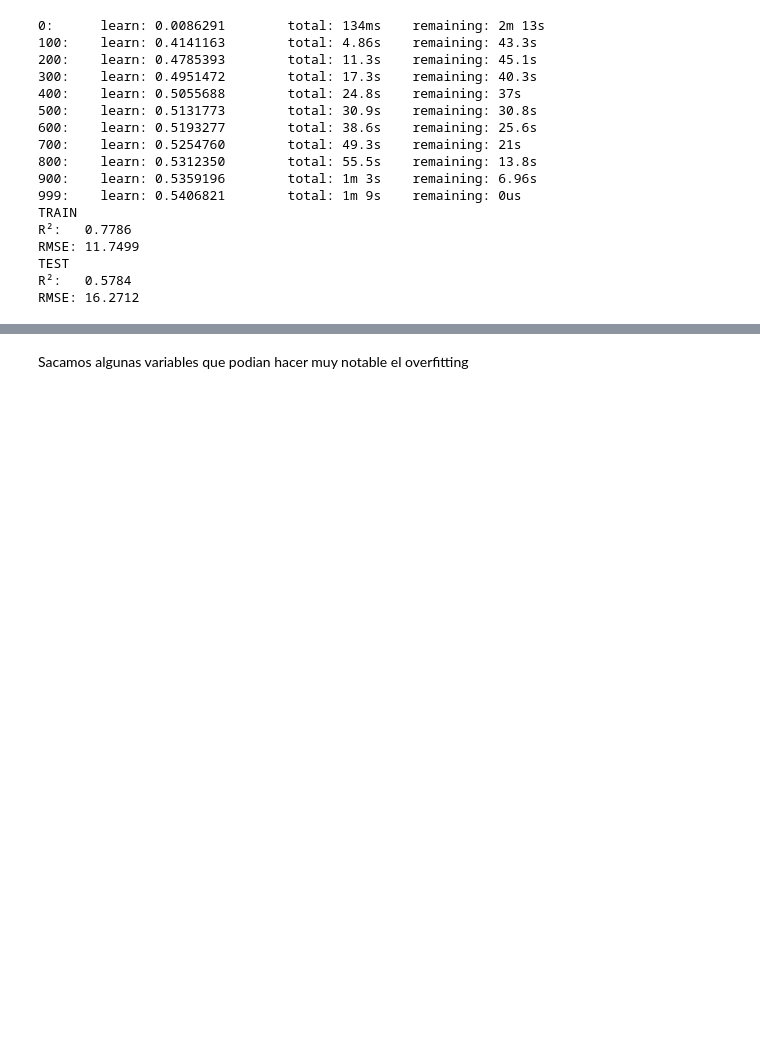
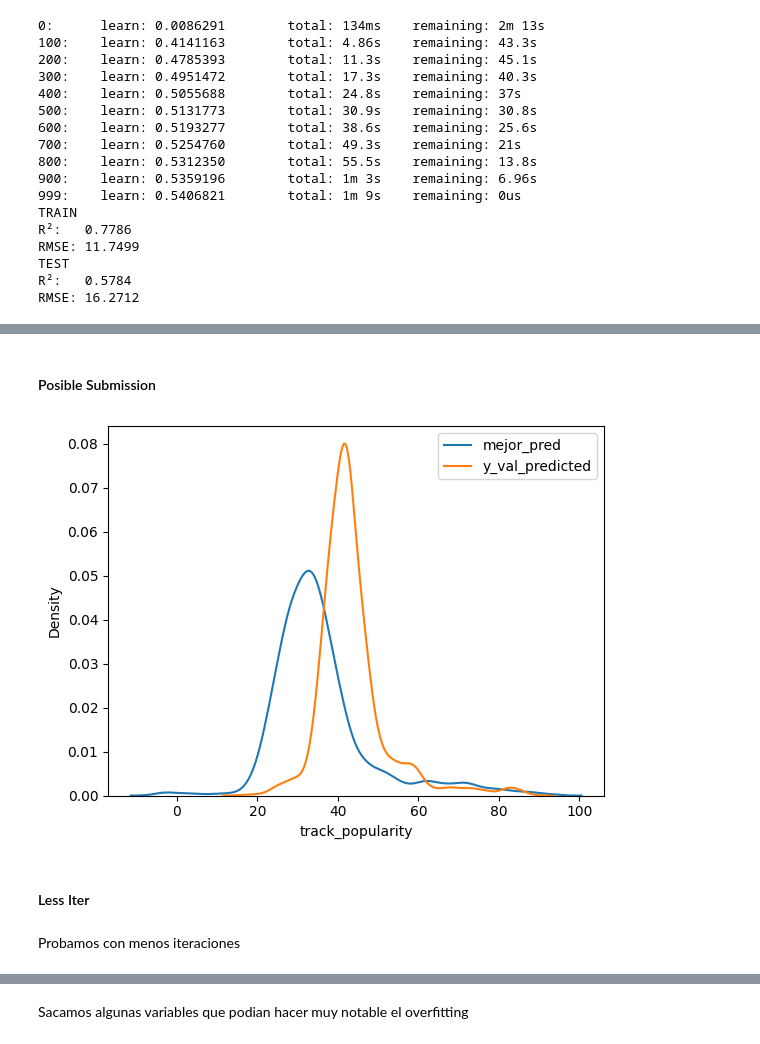
Before and after one commit to ichiP245/TP_Kaggle_Predictivo, a Jupyter notebook: Notebooks/Modelos6.ipynb, the cells around one changed output, grey strips where cells are left out. Cells and saved outputs as stored; diff of their text form; code cells hidden in the pictures; blank space fills up the shorter version.

```diff
--- a/Notebooks/Modelos6.ipynb
+++ b/Notebooks/Modelos6.ipynb
@@ -187,0 +232,2 @@ RMSE: 16.2712
+# %%
+df_plus = df.drop(columns=cols_dropear)
@@ -187,0 +268,4 @@ RMSE: 16.2712
+# %%
+cat_features = X.select_dtypes(include='object').columns.tolist()
+
+train_pool = Pool(X_train, y_train, cat_features=cat_features)
@@ -187,0 +312,42 @@ RMSE: 16.2712
+# %% [markdown]
+#### Posible Submission
+# %%
+df_val_FE = df_val.copy()
+
+df_val_FE['distance_mean_danceability'] = (df_val_FE['danceability'] - df_val['danceability'].mean())
+df_val_FE['distance_sq_mean_danceability'] = (df_val_FE['distance_mean_danceability'])**2
+
+df_val_FE['distance_mean_energy'] = (df_val_FE['energy'] - df_val['energy'].mean())
+df_val_FE['distance_sq_mean_energy'] = (df_val_FE['distance_mean_energy'])**2
+
+df_val_FE['distance_mean_loudness'] = (df_val_FE['loudness'] - df_val['loudness'].mean())
+df_val_FE['distance_sq_mean_loudness'] = (df_val_FE['distance_mean_loudness'])**2
+
+df_val_FE['distance_mean_speechiness'] = (df_val_FE['speechiness'] - df_val['speechiness'].mean())
+df_val_FE['distance_sq_mean_speechiness'] = (df_val_FE['distance_mean_speechiness'])**2
+
+df_val_FE['distance_mean_acousticness'] = (df_val_FE['acousticness'] - df_val['acousticness'].mean())
+df_val_FE['distance_sq_mean_acousticness'] = (df_val_FE['distance_mean_acousticness'])**2
+
+df_val_FE['distance_mean_liveness'] = (df_val_FE['liveness'] - df_val['liveness'].mean())
+df_val_FE['distance_sq_mean_liveness'] = (df_val_FE['distance_mean_liveness'])**2
+
+df_val_FE['distance_mean_valence'] = (df_val_FE['valence'] - df_val['valence'].mean())
+df_val_FE['distance_sq_mean_valence'] = (df_val_FE['distance_mean_valence'])**2
+
+df_val_FE['distance_mean_tempo'] = (df_val_FE['tempo'] - df_val['tempo'].mean())
+df_val_FE['distance_sq_mean_tempo'] = (df_val_FE['distance_mean_tempo'])**2
+
+df_val_FE['distance_mean_duration_min'] = (df_val_FE['duration_min'] - df_val['duration_min'].mean())
+df_val_FE['distance_sq_mean_duration_min'] = (df_val_FE['distance_mean_duration_min'])**2
+# %%
+y_val_predicted = model.predict(df_val_FE[X_train.columns.to_list()])
+# %%
+mejor_pred = pd.read_csv('/content/catboost_full_track_id_imputation_moved-5.csv')
+
+sns.kdeplot(mejor_pred['track_popularity'], label='mejor_pred')
+sns.kdeplot(y_val_predicted, label='y_val_predicted')
+plt.legend()
+plt.show()
+# %% [output]
+[figure, added]
@@ -187,0 +356,4 @@ RMSE: 16.2712
+# %% [markdown]
+#### Less Iter
+# %% [markdown]
+Probamos con menos iteraciones
```
Also changed, not shown: parts of 31 cells of this notebook.
